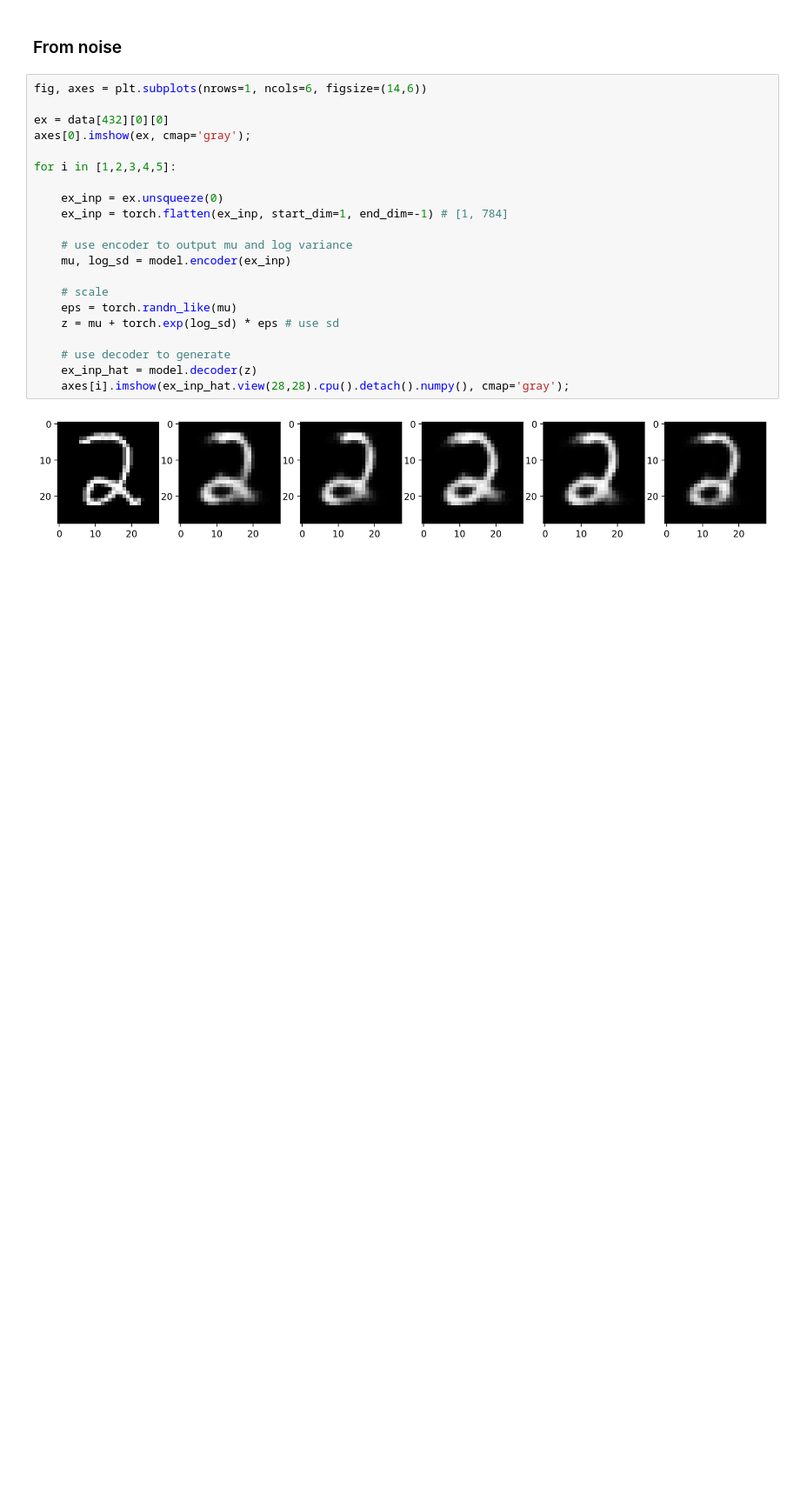
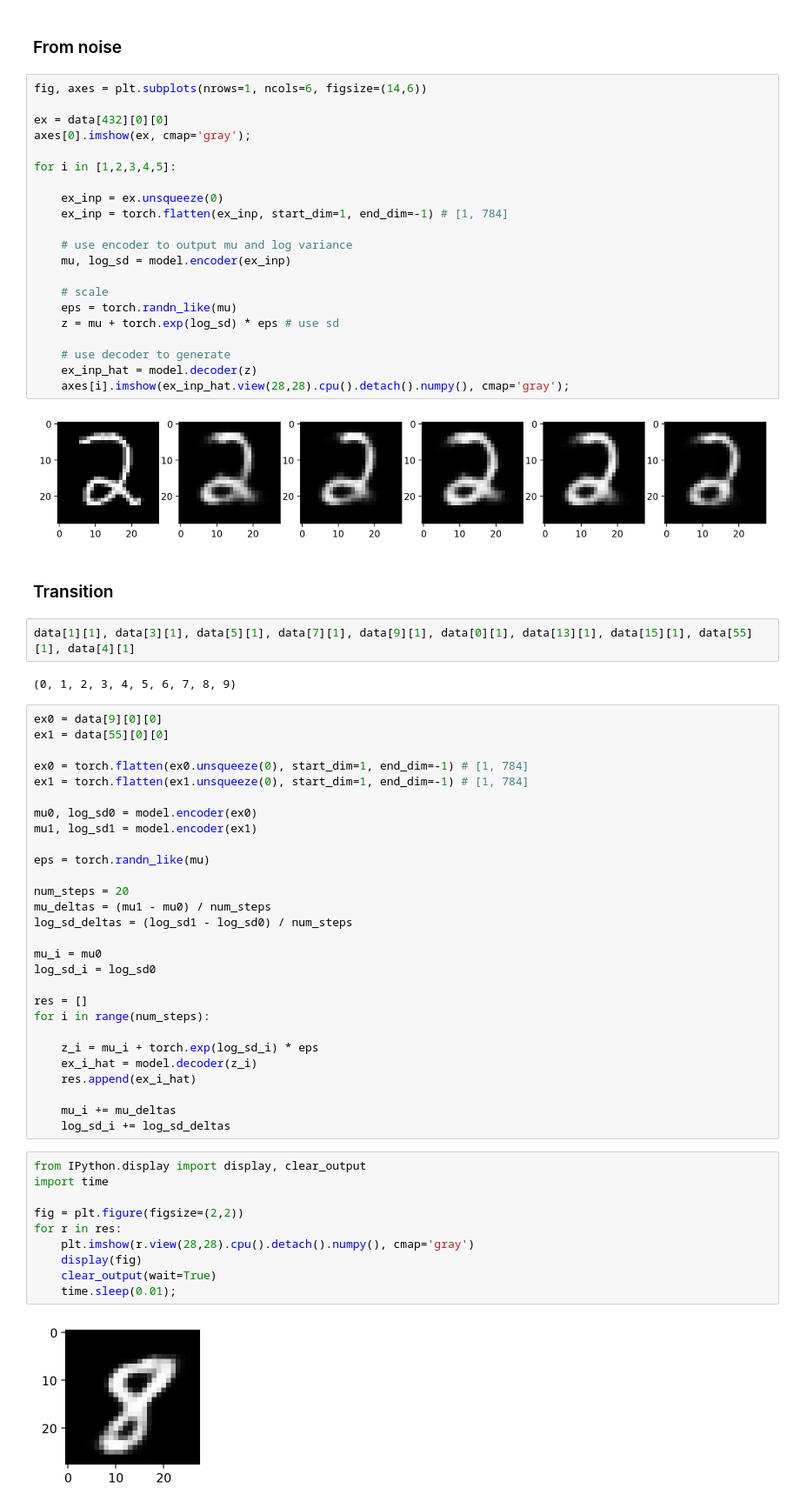
Before and after one commit to artmerinov/VAE, a Jupyter notebook: variational_autoencoder.ipynb, the cells around one changed output. Shown: that part at 87% size. Cells and saved outputs as stored; diff of their text form; blank space fills up the shorter version.

```diff
--- a/variational_autoencoder.ipynb
+++ b/variational_autoencoder.ipynb
@@ -206,3 +206,49 @@ for i in [1,2,3,4,5]:
     axes[i].imshow(ex_inp_hat.view(28,28).cpu().detach().numpy(), cmap='gray');
 # %% [output]
 [figure]
+# %% [markdown]
+### Transition
+# %%
+data[1][1], data[3][1], data[5][1], data[7][1], data[9][1], data[0][1], data[13][1], data[15][1], data[55][1], data[4][1]
+# %% [output]
+(0, 1, 2, 3, 4, 5, 6, 7, 8, 9)
+# %%
+ex0 = data[9][0][0]
+ex1 = data[55][0][0]
+
+ex0 = torch.flatten(ex0.unsqueeze(0), start_dim=1, end_dim=-1) # [1, 784]
+ex1 = torch.flatten(ex1.unsqueeze(0), start_dim=1, end_dim=-1) # [1, 784]
+
+mu0, log_sd0 = model.encoder(ex0)
+mu1, log_sd1 = model.encoder(ex1)
+
+eps = torch.randn_like(mu)
+
+num_steps = 20
+mu_deltas = (mu1 - mu0) / num_steps
+log_sd_deltas = (log_sd1 - log_sd0) / num_steps
+
+mu_i = mu0
+log_sd_i = log_sd0
+
+res = []
+for i in range(num_steps):
+
+    z_i = mu_i + torch.exp(log_sd_i) * eps
+    ex_i_hat = model.decoder(z_i)
+    res.append(ex_i_hat)
+
+    mu_i += mu_deltas
+    log_sd_i += log_sd_deltas
+# %%
+from IPython.display import display, clear_output
+import time
+
+fig = plt.figure(figsize=(2,2))
+for r in res:
+    plt.imshow(r.view(28,28).cpu().detach().numpy(), cmap='gray')
+    display(fig)
+    clear_output(wait=True)
+    time.sleep(0.01);
+# %% [output]
+[figure, added]
```
